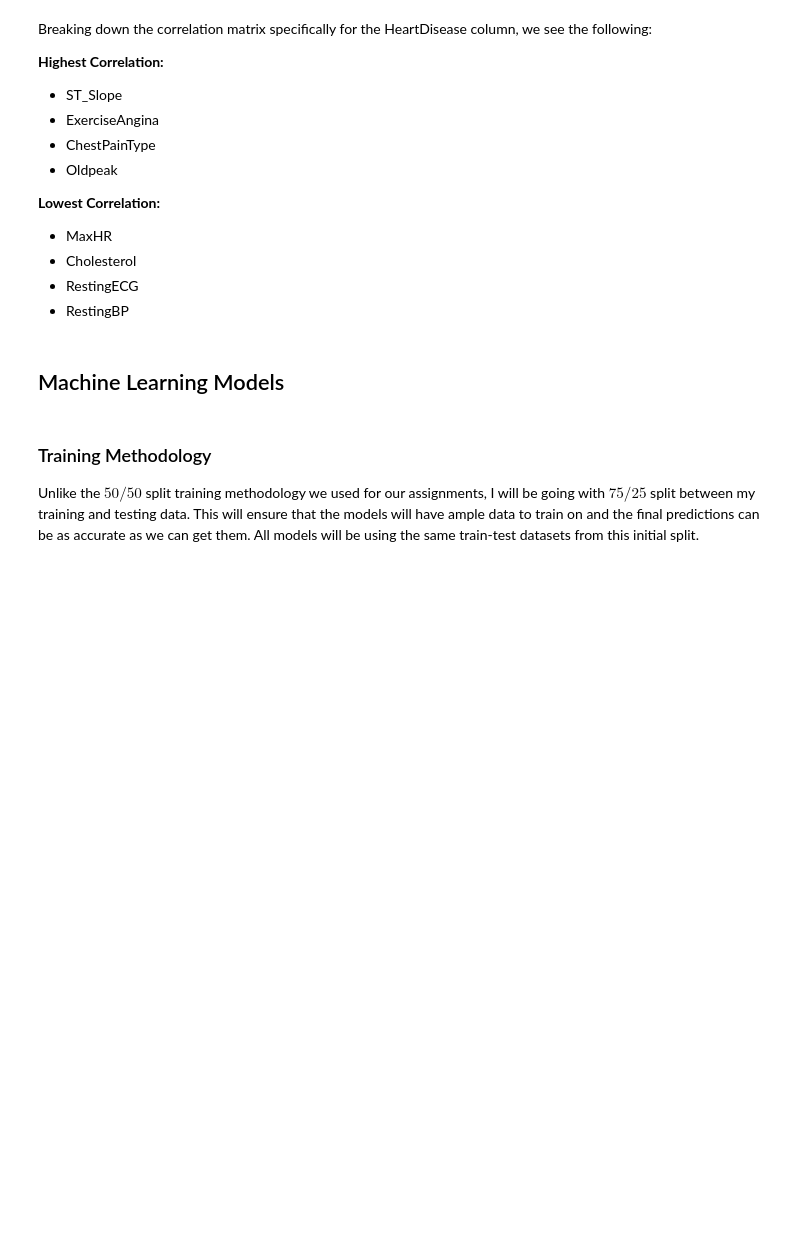
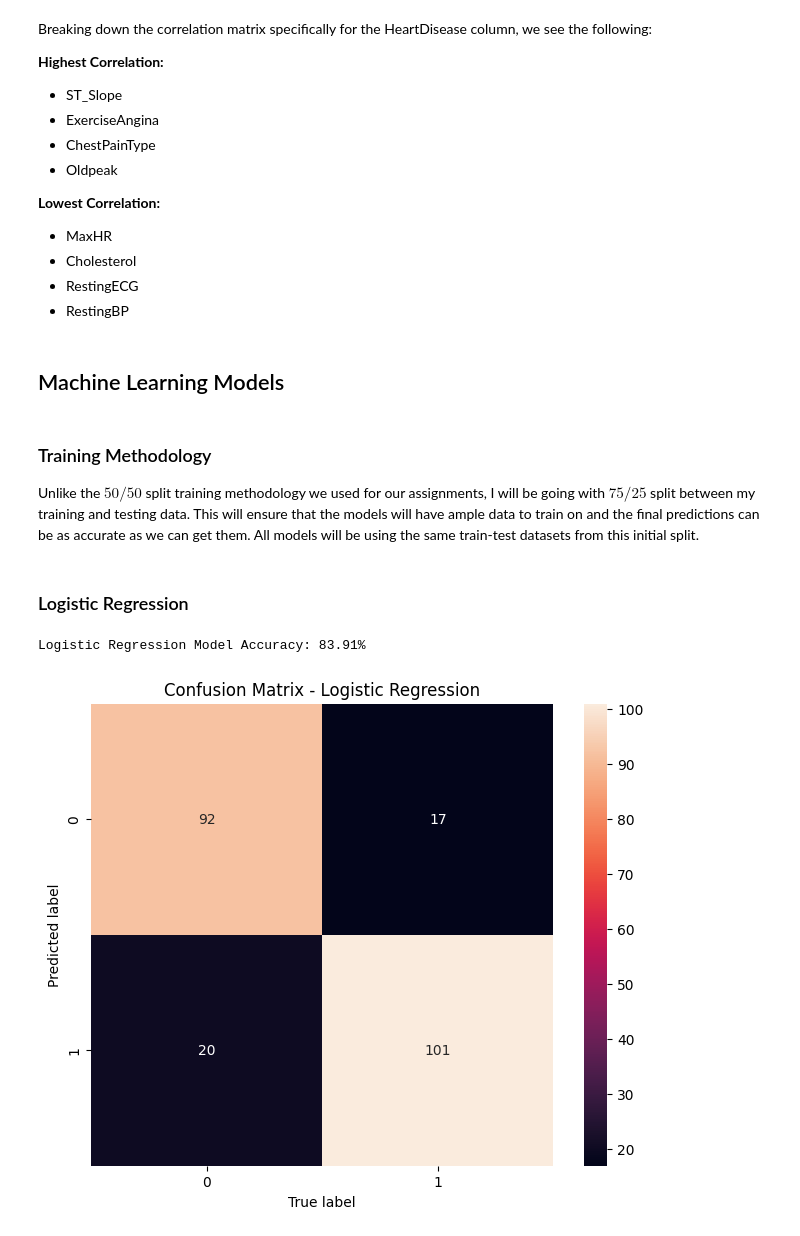
Before and after one commit to anchitr/CS677-Final-Project, a Jupyter notebook: anchitr_final_project.ipynb, the cells around one changed output. Cells and saved outputs as stored; diff of their text form; code cells hidden in the pictures; blank space fills up the shorter version.

Commit message:
finished logistic regression model with confusion matrix plot

```diff
--- a/anchitr_final_project.ipynb
+++ b/anchitr_final_project.ipynb
@@ -310,3 +310,49 @@ X_train, X_test, y_train, y_test = train_test_split(
 scaler = StandardScaler()
 X_train = scaler.fit_transform(X_train)
 X_test = scaler.transform(X_test)
+# %% [markdown]
+### Logistic Regression
+# %%
+# Define logistic regression model
+log_reg = LogisticRegression()
+
+# Fit model on training data
+log_reg.fit(X_train, y_train)
+
+# Predict values from training data
+y_pred_log = log_reg.predict(X_test)
+# %%
+# Calculate accuracy score for logistic regression model
+acc_log = accuracy_score(y_test, y_pred_log)
+
+# Print accuracy for logistic regression model
+print(f"Logistic Regression Model Accuracy: {acc_log * 100:.2f}%")
+# %% [output]
+Logistic Regression Model Accuracy: 83.91%
+# %%
+# Define plot size
+plt.figure(figsize=(8, 6))
+
+# Get the confusion matrix values
+mat_log = confusion_matrix(y_test, y_pred_log)
+
+# Plot the confusion matrix
+sns.heatmap(
+    mat_log.T,
+    square=True,
+    annot=True,
+    fmt="d",
+    cbar=True,
+    xticklabels=np.unique(y),
+    yticklabels=np.unique(y),
+)
+
+# Define axis labels and plot title
+plt.xlabel("True label")
+plt.ylabel("Predicted label")
+plt.title("Confusion Matrix - Logistic Regression")
+
+# Display plot
+plt.show()
+# %% [output]
+[figure, added]
```
